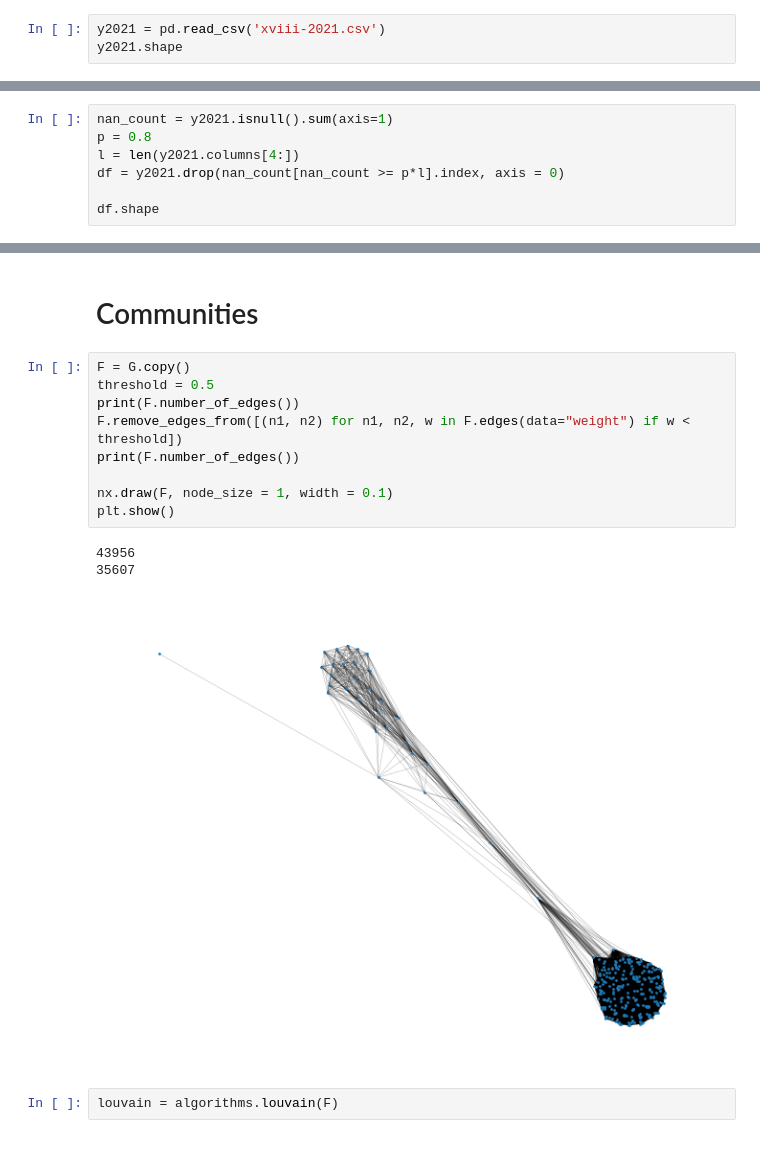
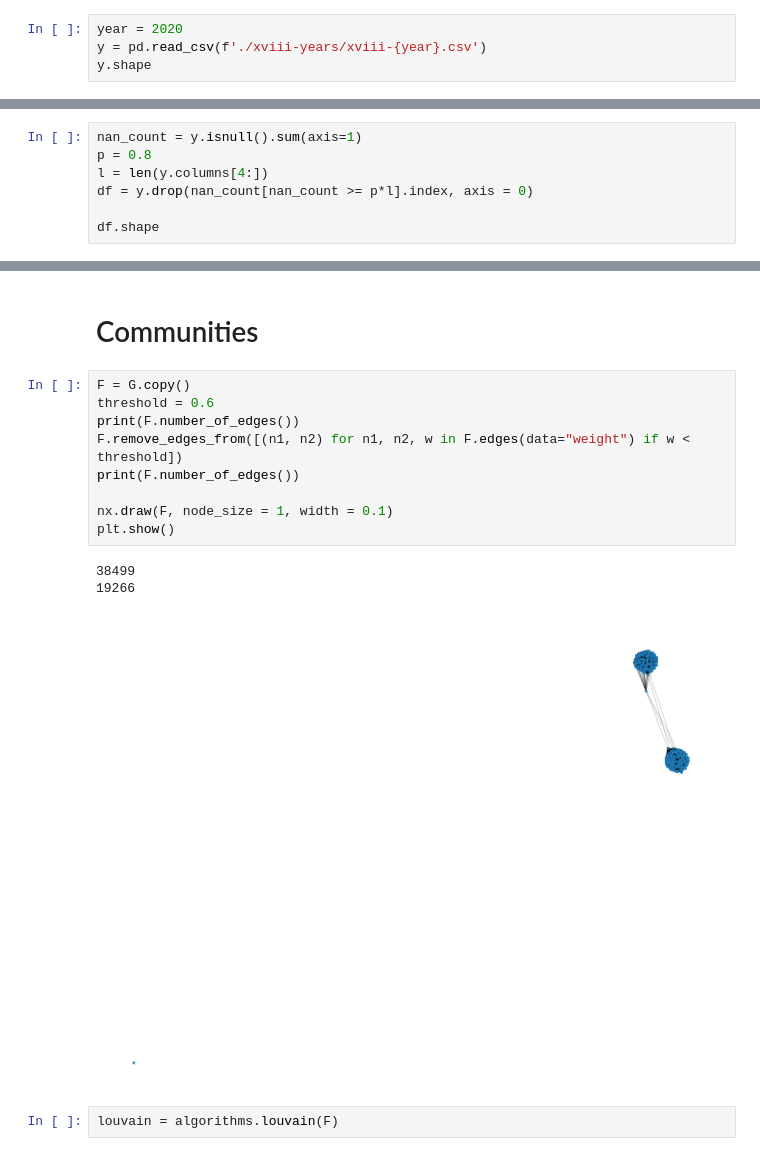
Before and after one commit to AndreaFrasson/SNA-project, a Jupyter notebook: Network_analysis.ipynb, the cells around one changed output, grey strips where cells are left out. Cells and saved outputs as stored; diff of their text form.

```diff
--- a/Network_analysis.ipynb
+++ b/Network_analysis.ipynb
@@ -54,6 +60,7 @@ def similarita(voti_dep1, voti_dep2):
 # %% [markdown]
 # Load dataset and pre-process, dropping noise rows
 # %%
-y2021 = pd.read_csv('xviii-2021.csv')
-y2021.shape
+year = 2020
+y = pd.read_csv(f'./xviii-years/xviii-{year}.csv')
+y.shape
 # %% [output]
@@ -61,8 +68,8 @@ y2021.shape
 # %%
-nan_count = y2021.isnull().sum(axis=1)
+nan_count = y.isnull().sum(axis=1)
 p = 0.8
-l = len(y2021.columns[4:])
-df = y2021.drop(nan_count[nan_count >= p*l].index, axis = 0)
+l = len(y.columns[4:])
+df = y.drop(nan_count[nan_count >= p*l].index, axis = 0)
 
 df.shape
 # %% [output]
@@ -345,17 +356,17 @@ plt.show()
 # Communities
 # %%
 F = G.copy()
-threshold = 0.5
+threshold = 0.6
 print(F.number_of_edges())
 F.remove_edges_from([(n1, n2) for n1, n2, w in F.edges(data="weight") if w < threshold])
 print(F.number_of_edges())
 
 nx.draw(F, node_size = 1, width = 0.1)
 plt.show()
 # %% [output]
-43956
-35607
+38499
+19266
-[figure, old version]
+[figure, new version]
 # %%
 louvain = algorithms.louvain(F)
 # %%
```
Also changed, not shown: parts of 37 cells of this notebook.
